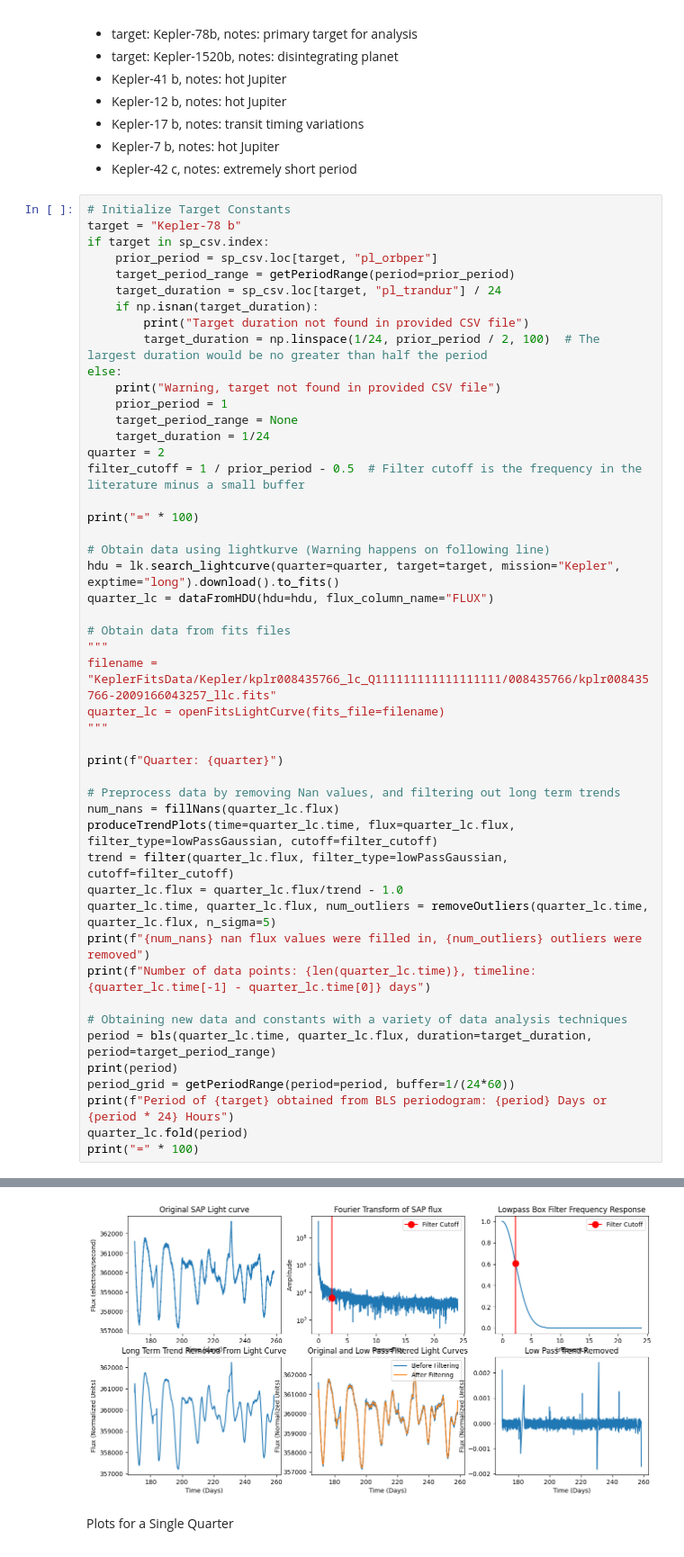
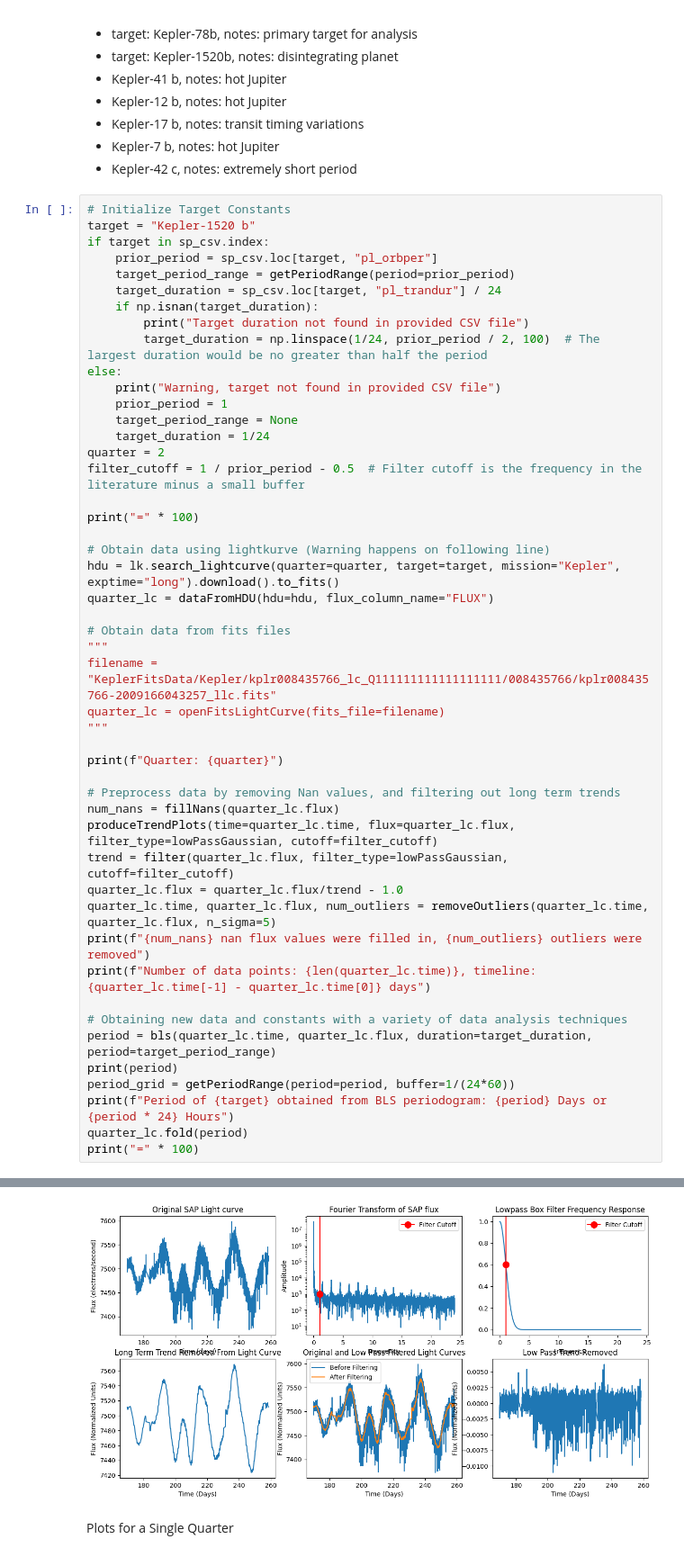
Before and after one commit to nsodickson/USP-Exoplanet-Analysis, a Jupyter notebook: Pipeline.ipynb, the cells around one changed output, grey strips where cells are left out. Shown at 90% size. Drawn from its saved outputs; the diff is of its cells as text.

```diff
--- a/Pipeline.ipynb
+++ b/Pipeline.ipynb
@@ -684,7 +687,7 @@ Target List:
 - Kepler-42 c, notes: extremely short period
 # %%
 # Initialize Target Constants
-target = "Kepler-78 b"
+target = "Kepler-1520 b"
 if target in sp_csv.index:
     prior_period = sp_csv.loc[target, "pl_orbper"]
     target_period_range = getPeriodRange(period=prior_period)
@@ -741,5 +743,5 @@ Period of Kepler-78 b obtained from BLS periodogram: 0.3550069826522871 Days or
 ====================================================================================================
-[figure, old version]
+[figure, new version]
 # %% [markdown]
 Plots for a Single Quarter
 # %%
```
Also changed, not shown: parts of 14 cells of this notebook, 1 other file.
